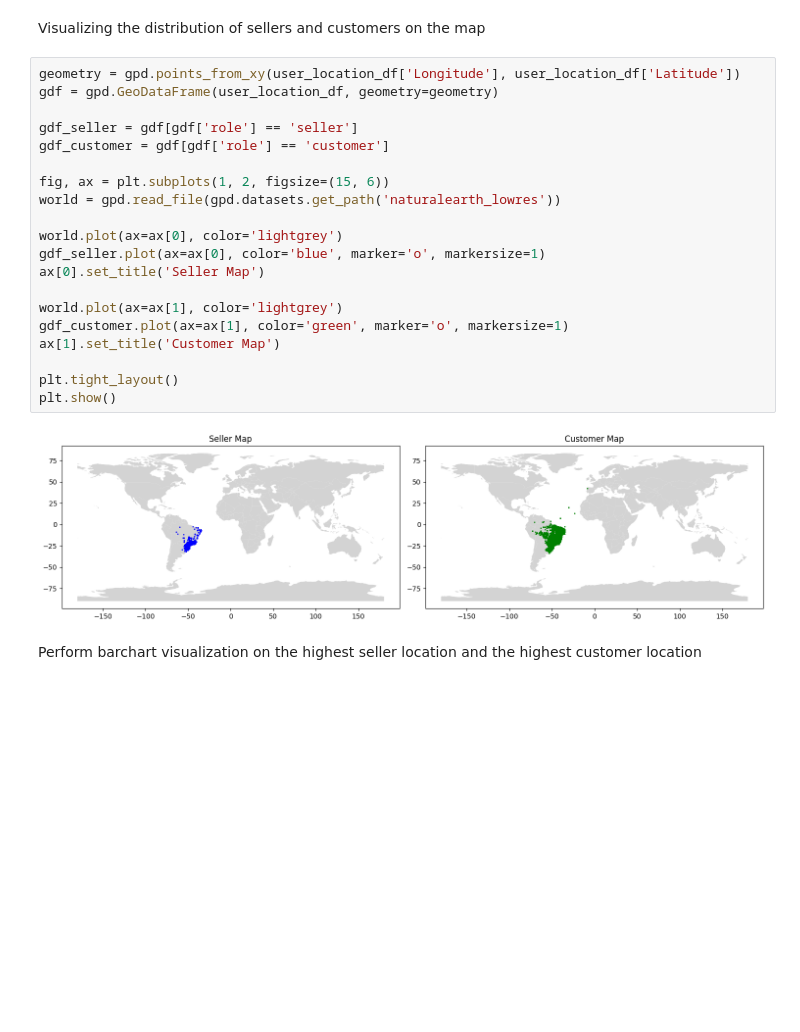
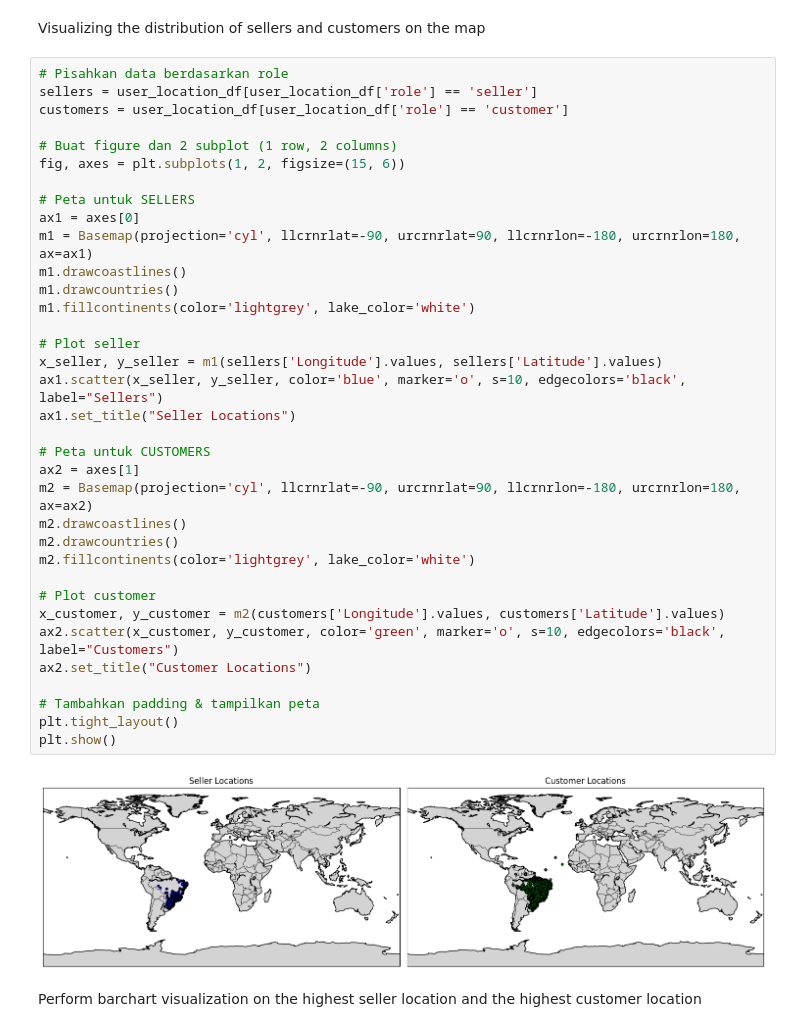
Before and after one commit to Reezzcy/Data-Science-E-Commerce-Public-Data-Analysis, a Jupyter notebook: notebook.ipynb, the cells around one changed output. Saved outputs shown, nothing was run; the diff lists cells and outputs as text; blank space fills up the shorter version.

```diff
--- a/notebook.ipynb
+++ b/notebook.ipynb
@@ -1018,28 +997,43 @@ zortea                     1
 [4023 rows x 1 columns]
 # %% [markdown]
 Visualizing the distribution of sellers and customers on the map
-# %%
-geometry = gpd.points_from_xy(user_location_df['Longitude'], user_location_df['Latitude'])
-gdf = gpd.GeoDataFrame(user_location_df, geometry=geometry)
-
-gdf_seller = gdf[gdf['role'] == 'seller']
-gdf_customer = gdf[gdf['role'] == 'customer']
-
-fig, ax = plt.subplots(1, 2, figsize=(15, 6))
-world = gpd.read_file(gpd.datasets.get_path('naturalearth_lowres'))
-
-world.plot(ax=ax[0], color='lightgrey')
-gdf_seller.plot(ax=ax[0], color='blue', marker='o', markersize=1)
-ax[0].set_title('Seller Map')
-
-world.plot(ax=ax[1], color='lightgrey')
-gdf_customer.plot(ax=ax[1], color='green', marker='o', markersize=1)
-ax[1].set_title('Customer Map')
-
-plt.tight_layout()
-plt.show()
-# %% [output]
-[figure, removed]
+# %%
+# Pisahkan data berdasarkan role
+sellers = user_location_df[user_location_df['role'] == 'seller']
+customers = user_location_df[user_location_df['role'] == 'customer']
+
+# Buat figure dan 2 subplot (1 row, 2 columns)
+fig, axes = plt.subplots(1, 2, figsize=(15, 6))
+
+# Peta untuk SELLERS
+ax1 = axes[0]
+m1 = Basemap(projection='cyl', llcrnrlat=-90, urcrnrlat=90, llcrnrlon=-180, urcrnrlon=180, ax=ax1)
+m1.drawcoastlines()
+m1.drawcountries()
+m1.fillcontinents(color='lightgrey', lake_color='white')
+
+# Plot seller
+x_seller, y_seller = m1(sellers['Longitude'].values, sellers['Latitude'].values)
+ax1.scatter(x_seller, y_seller, color='blue', marker='o', s=10, edgecolors='black', label="Sellers")
+ax1.set_title("Seller Locations")
+
+# Peta untuk CUSTOMERS
+ax2 = axes[1]
+m2 = Basemap(projection='cyl', llcrnrlat=-90, urcrnrlat=90, llcrnrlon=-180, urcrnrlon=180, ax=ax2)
+m2.drawcoastlines()
+m2.drawcountries()
+m2.fillcontinents(color='lightgrey', lake_color='white')
+
+# Plot customer
+x_customer, y_customer = m2(customers['Longitude'].values, customers['Latitude'].values)
+ax2.scatter(x_customer, y_customer, color='green', marker='o', s=10, edgecolors='black', label="Customers")
+ax2.set_title("Customer Locations")
+
+# Tambahkan padding & tampilkan peta
+plt.tight_layout()
+plt.show()
+# %% [output]
+[figure, added]
 # %% [markdown]
 Perform barchart visualization on the highest seller location and the highest customer location
 # %%
```
Also changed, not shown: parts of 14 cells of this notebook, 4 other files.
